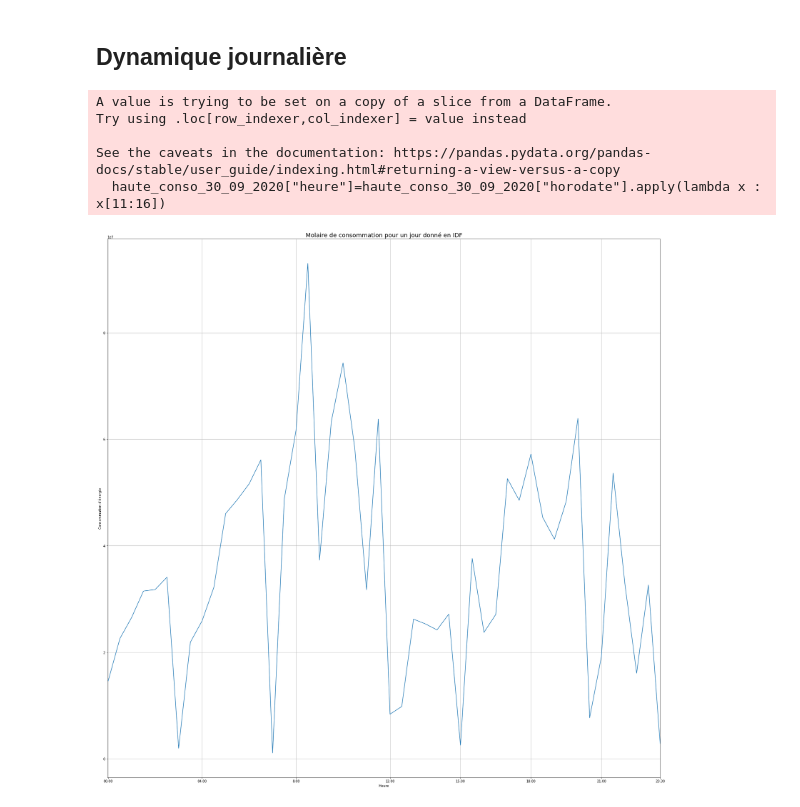
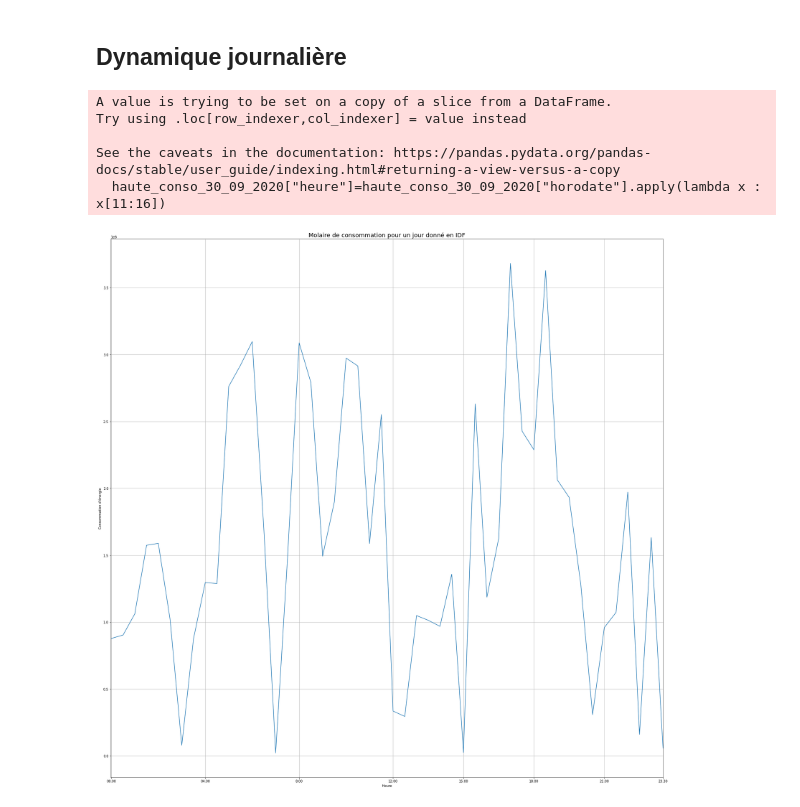
Before and after one commit to cominho/Stat-App, a Jupyter notebook: Stat_desc_final.ipynb, the cells around one changed output. Saved outputs shown, nothing was run; the diff lists cells and outputs as text; code cells hidden in the pictures.

```diff
--- a/Stat_desc_final.ipynb
+++ b/Stat_desc_final.ipynb
@@ -570,25 +572,25 @@ See the caveats in the documentation: https://pandas.pydata.org/pandas-docs/stab
 # %%
 haute_conso_idf=haute_conso[haute_conso["region_x"]=="Île-de-France"]
 haute_conso_30_09_2020 = haute_conso_idf[haute_conso_idf["date"]=="2020-09-30"]
 haute_conso_30_09_2020["heure"]=haute_conso_30_09_2020["horodate"].apply(lambda x : x[11:16])
-total_haute_conso_30_09_2020=haute_conso_30_09_2020.groupby("heure")["total_energie_soutiree_wh"].mean()
+total_haute_conso_30_09_2020=haute_conso_30_09_2020.groupby("heure")["total_energie_soutiree_wh"].sum()
 
 plt.figure(figsize=(30, 30))
 axes = plt.gca()
 axes.set_xlim("00:00","00:00")
 plt.plot(total_haute_conso_30_09_2020 )
 plt.grid(True)
 t2=["00:00","04:00","08:00","12:00","15:00","18:00","21:00","23:30"]
 plt.xticks(t2,["00:00","04:00","8:00","12:00","15:00","18:00","21:00","23:30"])
 plt.xlabel('Heure')
 
 plt.ylabel("Consommation d'énergie")
 plt.title('Molaire de consommation pour un jour donné en IDF',size=18)
 plt.show()
 # %% [output]
 A value is trying to be set on a copy of a slice from a DataFrame.
 Try using .loc[row_indexer,col_indexer] = value instead
 
 See the caveats in the documentation: https://pandas.pydata.org/pandas-docs/stable/user_guide/indexing.html#returning-a-view-versus-a-copy
   haute_conso_30_09_2020["heure"]=haute_conso_30_09_2020["horodate"].apply(lambda x : x[11:16])
-[figure, old version]
+[figure, new version]
```
Also changed, not shown: parts of 12 cells of this notebook.
